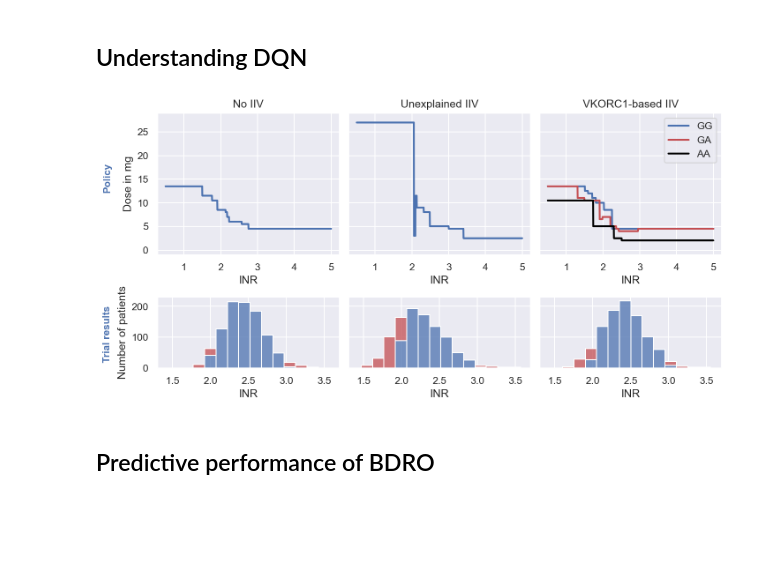
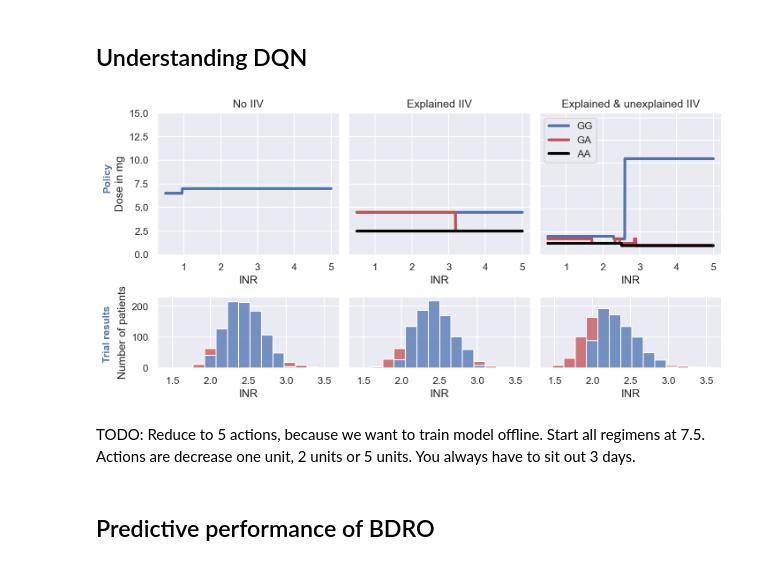
Before and after one commit to DavAug/mipd-warfarin, a Jupyter notebook: results/1_systems_pharmacology_model/results.ipynb, the cells around one changed output. Saved outputs shown, nothing was run; the diff lists cells and outputs as text; code cells hidden in the pictures; blank space fills up the shorter version.

```diff
--- a/results/1_systems_pharmacology_model/results.ipynb
+++ b/results/1_systems_pharmacology_model/results.ipynb
@@ -142,6 +143,7 @@ vk_input = get_vk_consumption(days, len(ids), seed=14)
 # Simulate INR response to treatment
 times = cal_time + np.linspace(0, days, 100, endpoint=False) * 24
 inrs_1 = np.empty(shape=(len(ids), len(times)))
+error_model = chi.LogNormalErrorModel()
 for idx, _id in enumerate(ids):
     # Set dosing regimen
     dr = define_dosing_regimen(doses[idx], delays=delays[:, idx])
@@ -151,6 +153,9 @@ for idx, _id in enumerate(ids):
     mask = ids == _id
     inrs_1[idx] = model.simulate(
         parameters=parameters[mask][0], times=times, vk_input=vk_input[:, idx])
+    # Add noise
+    inrs_1[idx] = error_model.sample(
+        parameters=df_demo['Sigma log'].unique(), model_output=inrs_1[idx])[:, 0]
 # %% [markdown]
 Visualise treatment response
 # %%
@@ -1519,8 +1151,20 @@ inrs_dqn_2 = df_doses.INR.values
 directory = os.path.dirname(os.getcwd())
 data = pd.read_csv(
     directory + '/4_reinforcement_learning'
-    '/policy_no_explained_IIV.csv')
-policy_3 = data[['INR', 'Dose']].values
+    '/policy_explained_and_unexplained_IIV.csv')
+policy_3 = {}
+for idx in range(3):
+    if idx == 0:
+        label = 'GG'
+        temp = data[data['VKORC1 G alleles'] == 1]
+    elif idx == 1:
+        label = 'GA'
+        temp = data[data['VKORC1 G alleles'] == 0.5]
+    else:
+        label = 'AA'
+        temp = data[data['VKORC1 G alleles'] == 0]
+
+    policy_3[label] = temp[['INR', 'Dose']].values
 
 # Load maintenance distribution
 directory = os.path.dirname(os.getcwd())
@@ -1539,17 +1183,17 @@ outer = gridspec.GridSpec(2, 3, wspace=0.05, hspace=0.4, height_ratios=[2, 1])
 # Create axes
 axes = []
 axes.append(plt.Subplot(fig, outer[0]))
+axes.append(plt.Subplot(fig, outer[1]))
 axes.append(plt.Subplot(fig, outer[2]))
-axes.append(plt.Subplot(fig, outer[1]))
 axes.append(plt.Subplot(fig, outer[3]))
+axes.append(plt.Subplot(fig, outer[4]))
 axes.append(plt.Subplot(fig, outer[5]))
-axes.append(plt.Subplot(fig, outer[4]))
 
 # Add axes to figure
 for ax in axes:
     fig.add_subplot(ax)
 
-axes[0].plot(policy_1[:, 0], policy_1[:, 1], linewidth=2)
+axes[0].plot(policy_1[:, 0], policy_1[:, 1], linewidth=3)
 df = pd.DataFrame({
     'INR': inrs_dqn_1, 'Inside TR': (inrs_dqn_1>=2) & (inrs_dqn_1<=3)})
 sns.histplot(
@@ -1560,14 +1204,17 @@ colors = [sns.color_palette()[0], sns.color_palette()[3], 'black']
 for idl, label in enumerate(policy_2.keys()):
     axes[1].plot(
         policy_2[label][:, 0], policy_2[label][:, 1], label=label,
-        color=colors[idl], linewidth=2)
+        color=colors[idl], linewidth=3)
 df = pd.DataFrame({
     'INR': inrs_dqn_2, 'Inside TR': (inrs_dqn_2>=2) & (inrs_dqn_2<=3)})
 sns.histplot(
     df, x='INR', hue='Inside TR', ax=axes[4], multiple='stack', binwidth=0.15,
     palette=[sns.color_palette()[3], sns.color_palette()[0]], legend=False)
 
-axes[2].plot(policy_3[:, 0], policy_3[:, 1], linewidth=2)
+for idl, label in enumerate(policy_3.keys()):
+    axes[2].plot(
+        policy_3[label][:, 0], policy_3[label][:, 1], label=label,
+        color=colors[idl], linewidth=3)
 df = pd.DataFrame({
     'INR': inrs_dqn_3, 'Inside TR': (inrs_dqn_3>=2) & (inrs_dqn_3<=3)})
 sns.histplot(
@@ -1578,46 +1225,48 @@ sns.histplot(
 axes[0].set_xlabel('INR')
 axes[0].set_ylabel('Dose in mg')
 axes[0].set_title('No IIV')
-axes[0].set_ylim([-1, 29])
+axes[0].set_ylim([0, 15])
 axes[1].set_xlabel('INR')
 axes[1].set_yticklabels(labels=[], visible=False)
 axes[1].set_ylabel('')
-axes[1].set_title('VKORC1-based IIV')
-axes[1].set_ylim([-1, 29])
+axes[1].set_title('Explained IIV')
+axes[1].set_ylim([0, 15])
 axes[2].set_ylabel('')
 axes[2].set_yticklabels(labels=[], visible=False)
 axes[2].set_xlabel('INR')
-axes[2].set_title('Unexplained IIV')
-axes[2].set_ylim([-1, 29])
+axes[2].set_title('Explained & unexplained IIV')
+axes[2].set_ylim([0, 31])
 axes[3].set_ylabel('Number of patients')
 axes[3].set_xlim([1.3, 3.7])
 axes[3].set_ylim([0, 230])
 axes[4].set_yticklabels(labels=[], visible=False)
 axes[4].set_ylabel('')
 axes[4].set_xlim([1.3, 3.7])
 axes[4].set_ylim([0, 230])
 axes[5].set_yticklabels(labels=[], visible=False)
 axes[5].set_ylabel('')
 axes[5].set_xlim([1.3, 3.7])
 axes[5].set_ylim([0, 230])
 
 axes[0].text(
     -0.3, 0.45, 'Policy', transform=axes[0].transAxes,
     size=11, weight='bold', color=sns.color_palette()[0], rotation=90)
 axes[3].text(
     -0.3, 0.1, 'Trial results', transform=axes[3].transAxes,
     size=11, weight='bold', color=sns.color_palette()[0], rotation=90)
 
-axes[1].legend()
+axes[2].legend()
 
-plt.savefig('12_dqn_dosing_policy.pdf',
-    bbox_inches='tight')
-plt.savefig('12_dqn_dosing_policy.tif',
-    bbox_inches='tight')
+# plt.savefig('12_dqn_dosing_policy.pdf',
+#     bbox_inches='tight')
+# plt.savefig('12_dqn_dosing_policy.tif',
+#     bbox_inches='tight')
 
 plt.show()
 # %% [output]
-[figure, old version]
+[figure, new version]
+# %% [markdown]
+TODO: Reduce to 5 actions, because we want to train model offline. Start all regimens at 7.5. Actions are decrease one unit, 2 units or 5 units. You always have to sit out 3 days.
 # %% [markdown]
 ## Predictive performance of BDRO
 # %%
```
Also changed, not shown: parts of 19 cells of this notebook, 59 other files.
